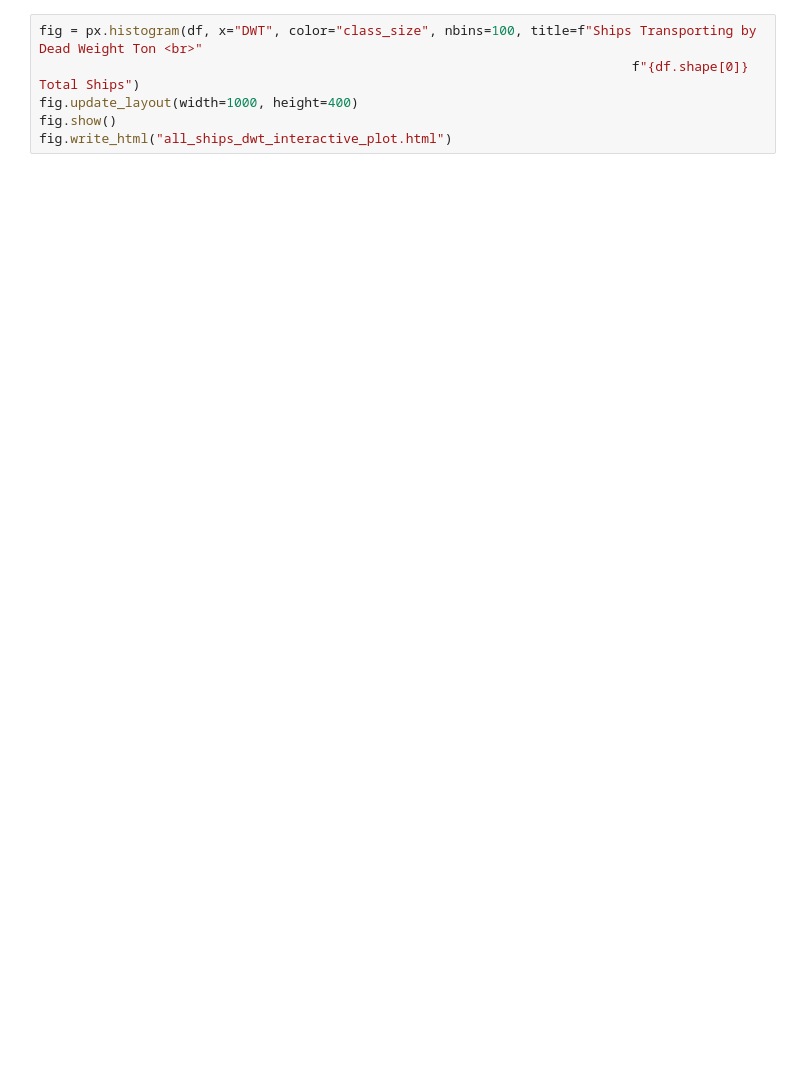
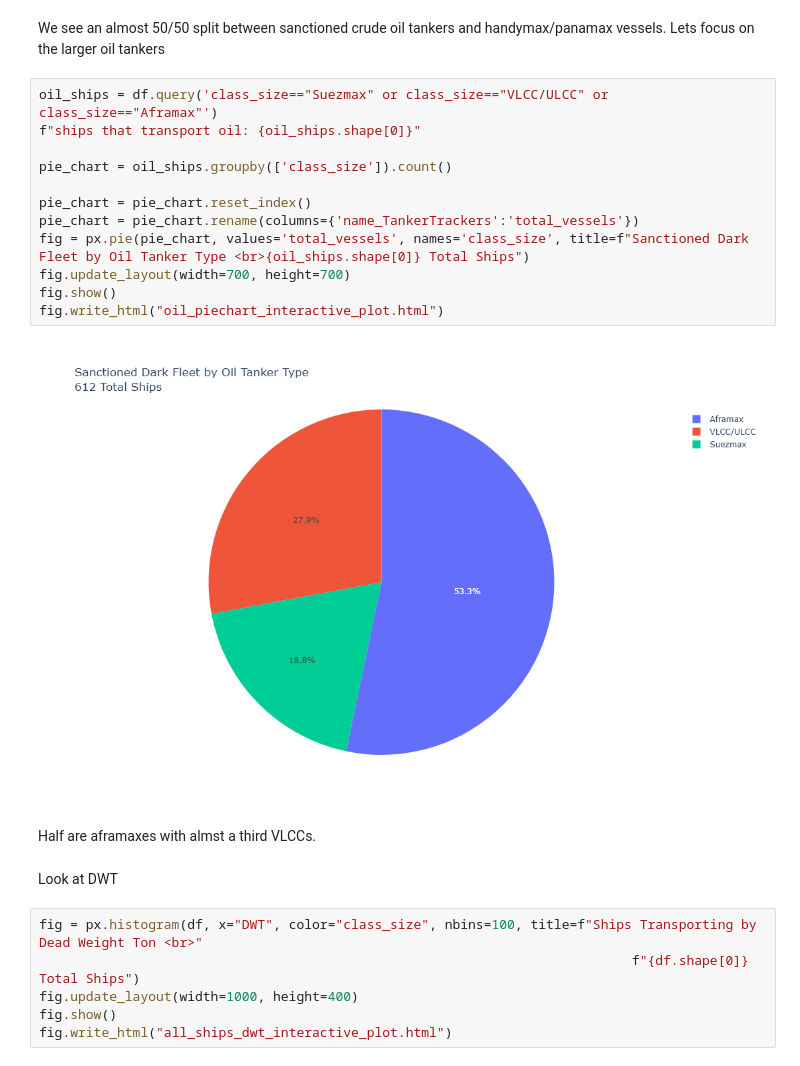
Before and after one commit to mjm286/vie_project, a Jupyter notebook: sanction_dark_fleet_eda.ipynb, the cells around one changed output. Cells and saved outputs as stored; diff of their text form; blank space fills up the shorter version.

```diff
--- a/sanction_dark_fleet_eda.ipynb
+++ b/sanction_dark_fleet_eda.ipynb
@@ -208,3 +186,24 @@ fig.write_html("oil_piechart_interactive_plot.html")
+# %% [markdown]
+We see an almost 50/50 split between sanctioned crude oil tankers and handymax/panamax vessels.
+Lets focus on the larger oil tankers
+# %%
+oil_ships = df.query('class_size=="Suezmax" or class_size=="VLCC/ULCC" or class_size=="Aframax"')
+f"ships that transport oil: {oil_ships.shape[0]}"
+
+pie_chart = oil_ships.groupby(['class_size']).count()
+
+pie_chart = pie_chart.reset_index()
+pie_chart = pie_chart.rename(columns={'name_TankerTrackers':'total_vessels'})
+fig = px.pie(pie_chart, values='total_vessels', names='class_size', title=f"Sanctioned Dark Fleet by Oil Tanker Type <br>{oil_ships.shape[0]} Total Ships")
+fig.update_layout(width=700, height=700)
+fig.show()
+fig.write_html("oil_piechart_interactive_plot.html")
+# %% [output]
+[figure, added]
+# %% [markdown]
+Half are aframaxes with almst a third VLCCs.
+# %% [markdown]
+Look at DWT
 # %%
 fig = px.histogram(df, x="DWT", color="class_size", nbins=100, title=f"Ships Transporting by Dead Weight Ton <br>"
                                                                             f"{df.shape[0]} Total Ships")
```
Also changed, not shown: parts of 58 cells of this notebook.
